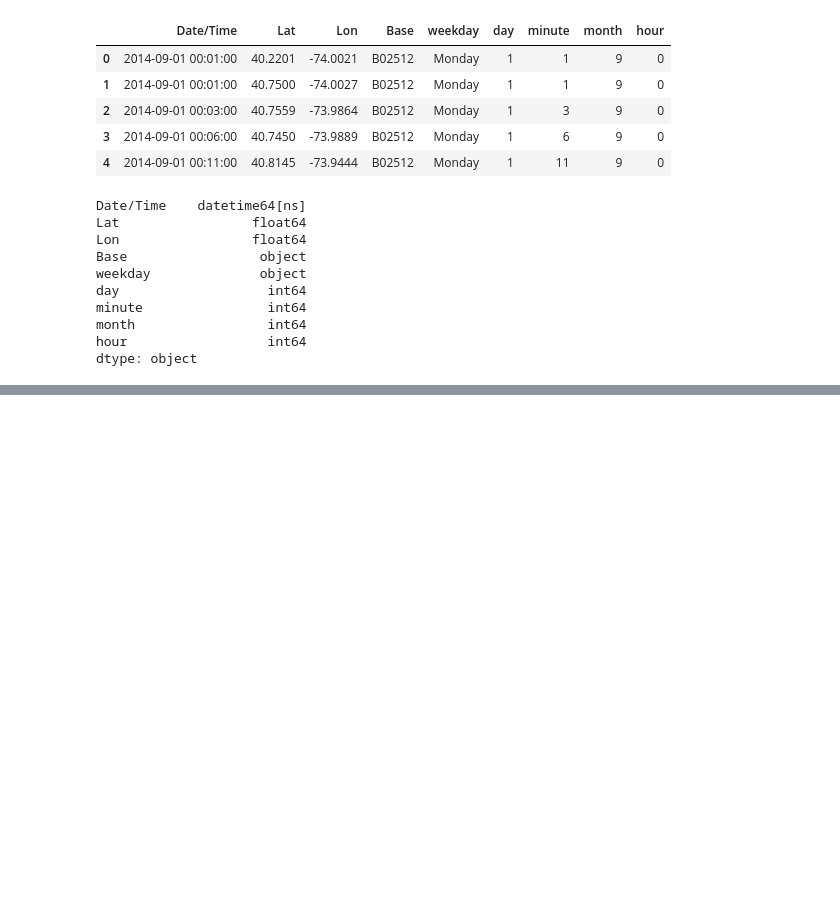
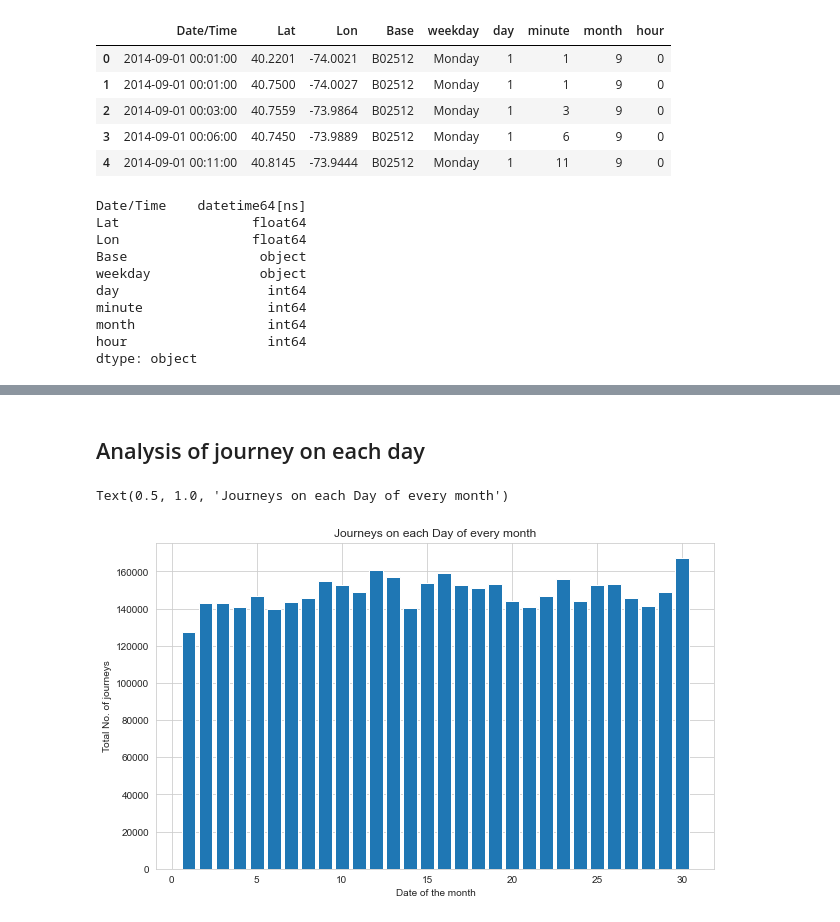
Before and after one commit to dsrao711/uber-newyork-data-analysis, a Jupyter notebook: UberDataAnalysis.ipynb, the cells around one changed output, grey strips where cells are left out. Saved outputs shown, nothing was run; the diff lists cells and outputs as text; code cells hidden in the pictures; blank space fills up the shorter version.

```diff
--- a/UberDataAnalysis.ipynb
+++ b/UberDataAnalysis.ipynb
@@ -170,0 +213,11 @@ Name: month, Length: 1028136, dtype: int64>
+# %% [markdown]
+## Analysis of journey on each day
+# %%
+plt.figure(figsize = (10,6))
+plt.hist(df['day'] , bins = 30 , rwidth = .8 , range = (0.5 , 30.5))
+plt.xlabel('Date of the month')
+plt.ylabel('Total No. of journeys')
+plt.title('Journeys on each Day of every month')
+# %% [output]
+Text(0.5, 1.0, 'Journeys on each Day of every month')
+[figure, added]
```
Also changed, not shown: parts of 37 cells of this notebook.
